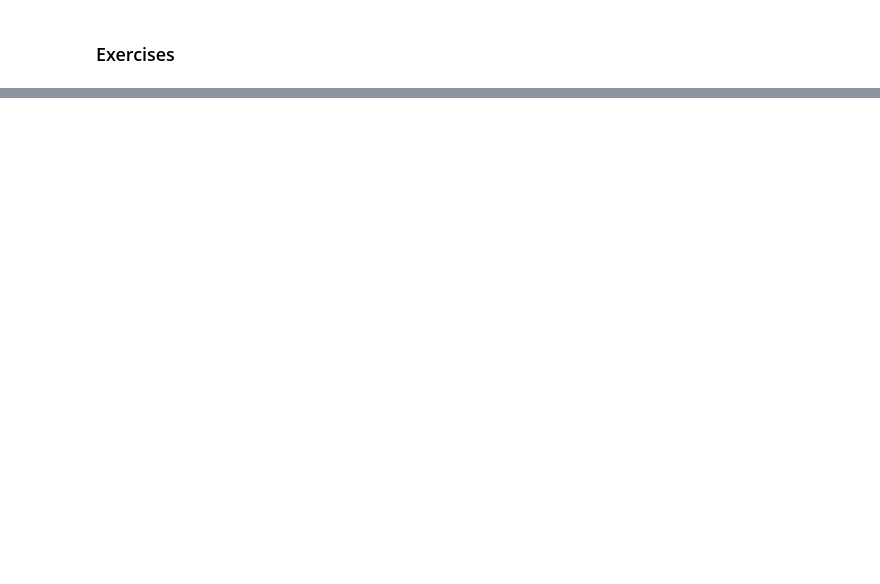
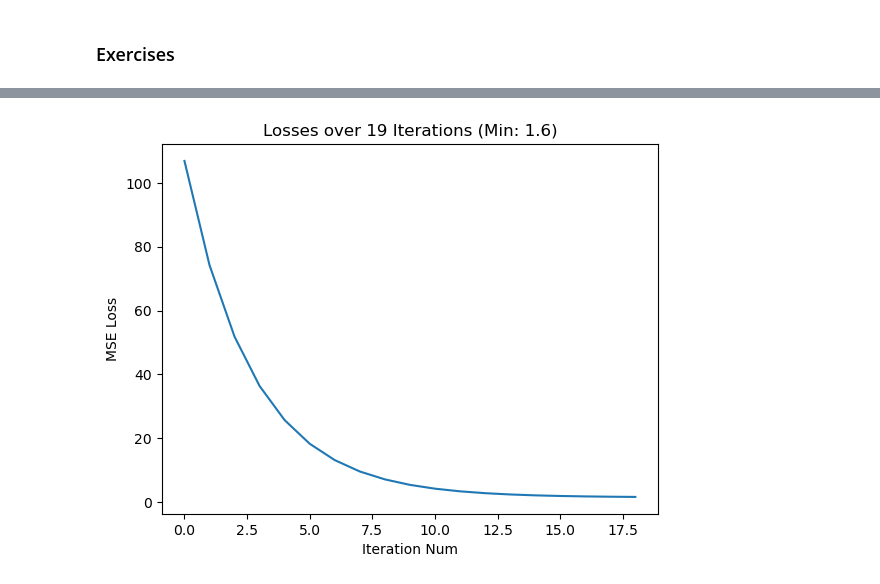
Before and after one commit to atleer/intro-to-deep-learning-dev, a Jupyter notebook: Day01/01_modeling_data/index.ipynb, the cells around one changed output, grey strips where cells are left out. Saved outputs shown, nothing was run; the diff lists cells and outputs as text; code cells hidden in the pictures; blank space fills up the shorter version.

```diff
--- a/Day01/01_modeling_data/index.ipynb
+++ b/Day01/01_modeling_data/index.ipynb
@@ -360,0 +406,40 @@ plt.ylabel('MSE Loss');
+# %%
+torch.manual_seed(42)
+
+# Generate Data
+x, y_obs = generate_data()
+
+# Randomly Guess the Model Parameters
+num_iterations = 19  # UPDATE ME!
+
+weight = torch.empty(1).uniform_(-10, 10).requires_grad_()
+bias = torch.empty(1).uniform_(-10, 10).requires_grad_()
+
+losses = []
+for iteration in range(1, num_iterations + 1):
+
+    # Forward Pass: Check the Model's Predictions
+    if weight.grad is not None:
+        weight.grad.zero_()
+    if bias.grad is not None:
+        bias.grad.zero_()
+
+    model = linear_model(weight, bias)
+    y_pred = model(x)
+    loss = loss_function(y_pred, y_obs)
+    losses.append(loss)
+
+    # Backward Pass: Improve the Model based on the Loss Gradient
+    loss.backward()
+    with torch.no_grad():
+        weight -= weight.grad * .1
+        bias -= bias.grad * .1
+
+
+# Plot the Loss for each Iteration
+plt.plot(torch.tensor(losses))
+plt.title(f'Losses over {iteration} Iterations (Min: {min(losses):.2})')
+plt.xlabel('Iteration Num')
+plt.ylabel('MSE Loss');
+# %% [output]
+[figure, added]
```
Also changed, not shown: parts of 50 cells of this notebook, 1 other file.
